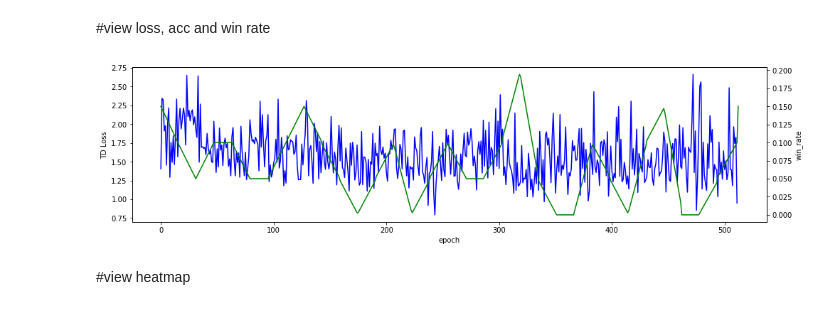
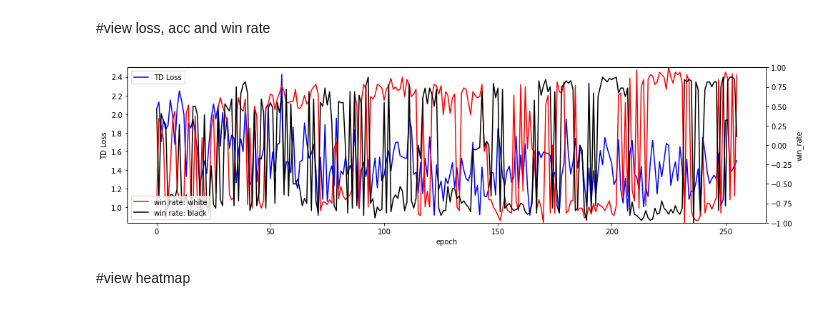
Before and after one commit to hiro201025/othello_AI, a Jupyter notebook: RLpn_train.ipynb, the cells around one changed output. Cells and saved outputs as stored; diff of their text form; code cells hidden in the pictures.

```diff
--- a/RLpn_train.ipynb
+++ b/RLpn_train.ipynb
@@ -254,2 +231,11 @@ def transform(state, action, k=0, mode = "None"):
+# %%
+def to_feature(state, player):
+    state = state.reshape((-1, 8, 8)).astype("float32")
+    opp_stone = np.where(state == 3 - player, 1, 0)
+    my_stone = np.where(state == player, 1, 0)
+    all_stone = np.where(state > 0, 1, 0)
+    state = np.stack([all_stone, opp_stone, my_stone], axis = 1).reshape(3, 8, 8) #axis check
+    state = torch.tensor(state).float()
+    return state
 # %% [markdown]
 #making dataset
@@ -719,0 +595,19 @@ for i in range(TEST_FREC-1, EPOCH+1, TEST_FREC):
+# %%
+EPOCH = 256 #256
+EPS_DECAY = EPOCH // 3
+num_episodes = 64
+BATCH_SIZE = min(128, num_episodes*2)
+memory_batch_size = 1
+TARGET_UPDATE = 1
+PARAM_STOCK = 8
+TEST_FREC = 8
+test_battles = 10
+OP_CHANGE = 8
+model_n = 0
+LR = 0.00002#0.000008
+episode_durations = []
+loss_data = []
+winrate_data = []
+acc_data = []
+vs_data = []
+print(f"train model: {MODEL_NAME}_{No} Epoch: {EPOCH} episode: 2*{num_episodes} target update: {TARGET_UPDATE} learning rate: {LR}")
@@ -722,20 +685,19 @@ for i in range(TEST_FREC-1, EPOCH+1, TEST_FREC):
 # %%
 fig, ax = plt.subplots(1, 1, figsize=(16,4))
 ax.set_xlabel("epoch")
 ax.set_ylabel("TD Loss")
-ax.plot(loss_data, "b-")
+ax.plot(loss_data, "b-", label="TD Loss")
 
-#ax1 = ax.twinx()
-#ax1.plot(acc_data, "r-")
-#ax1.set_ylabel("accuracy")
+ax1 = ax.twinx()
+ax1.plot(win_data[0], "r-", label="win rate: white")
+ax1.plot(win_data[1], "k-", label="win rate: black")
+ax1.set_ylabel("win_rate")
+ax1.set_ylim(-1.0, 1.0)
 
-ax2 = ax.twinx()
-ax2.plot(lnip_winrate_data, "g-")
-ax2.set_ylabel("win_rate")
-#ax2.spines["right"].set_position(("axes", 1.1))
-
+ax.legend(loc="upper left")
+ax1.legend(loc="lower left")
 plt.show()
 # %% [output]
-[figure, old version]
+[figure, new version]
 # %% [markdown]
 #view heatmap
```
Also changed, not shown: parts of 32 cells of this notebook.
